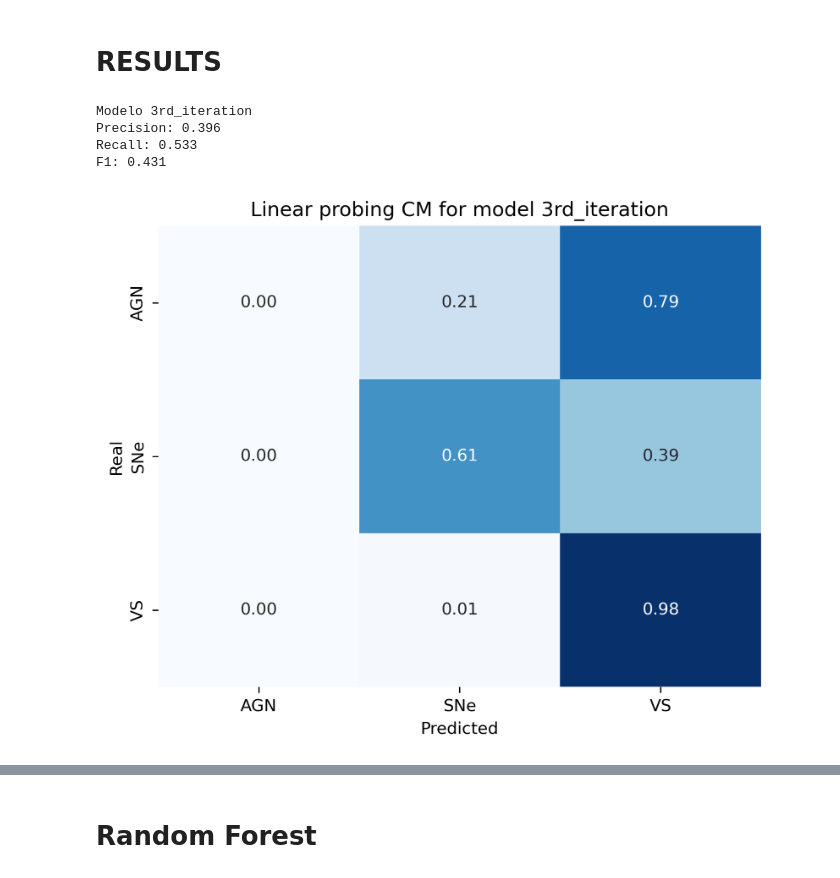
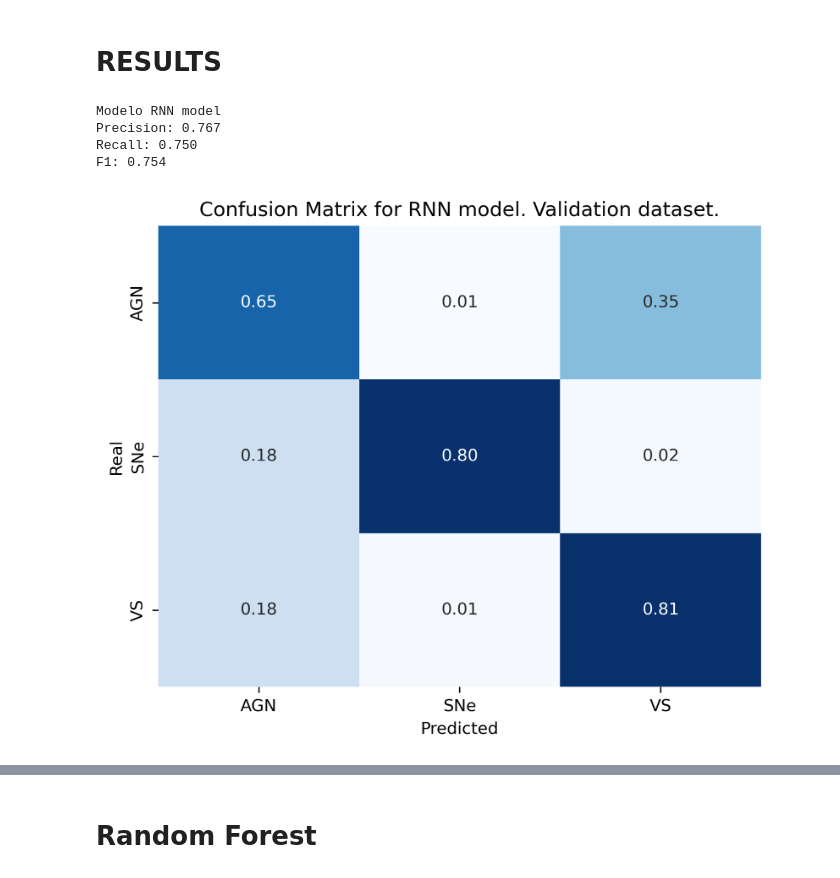
Before and after one commit to pmarconep/ZTF_alert_8a, a Jupyter notebook: final.ipynb, the cells around one changed output, grey strips where cells are left out. Drawn from its saved outputs; the diff is of its cells as text; code cells hidden in the pictures.

```diff
--- a/final.ipynb
+++ b/final.ipynb
@@ -123,10 +123,10 @@ importlib.reload(src.final_model)
 # modelo_final = fm.FinalModel(128, 3, 'LSTM', 128, 1, 0,  3, name='4th_iteration')
 # modelo_final.load_state_dict(torch.load(f'models/2_2.pth'))
 
-modelo_final = fm.FinalModel(latent_dim, n_channels, rnn_type, hidden_dim, num_layers, dropout_prob,  n_classes, name='3rd_iteration')
+modelo_final = fm.FinalModel(latent_dim, n_channels, rnn_type, hidden_dim, num_layers, dropout_prob,  n_classes, name='RNN model with augmentation')
 
-early_stop = 5
-batch_size = 32
+early_stop = 30
+batch_size = 64
 
 stage = 'ae_rnn'
 curves = ft.train_final_model(modelo_final,
@@ -172,10 +168,0 @@ torch.save(modelo_final.state_dict(), f'models/{modelo_final.name}.pth')
-# %%
-import src.final_model as fm
-import src.final_training as ft
-importlib.reload(fm)
-importlib.reload(ft)
-importlib.reload(src.final_training)
-importlib.reload(src.final_model)
-
-modelo_final = fm.FinalModel(latent_dim, n_channels, rnn_type, hidden_dim, num_layers, dropout_prob,  n_classes, name='2nd_iteration')
-modelo_final.load_state_dict(torch.load(f'models/aernn_final.pth'))
@@ -195,9 +180,9 @@ importlib.reload(src.final_training)
 importlib.reload(src.final_model)
 
 only_classifier = False
-early_stop = 5
-augmentation = False
-batch_size = 256
+early_stop = 15
+augmentation = True
+batch_size = 128
 
 stage = 'rnn'
 curves = ft.train_final_model(modelo_final,
@@ -209,13 +194,14 @@ curves = ft.train_final_model(modelo_final,
                                                 max_epochs,
                                                 max_time,
                                                 batch_size,
-                                                10e-7,
+                                                10e-6,
                                                 random_sampler,
                                                 only_classifier,
                                                 augmentation,
                                                 early_stop,
                                                 use_gpu,
-                                                num_cpu)
+                                                num_cpu,
+                                                0.015)
 
 torch.save(modelo_final.state_dict(), f'models/{modelo_final.name}.pth')
 # %% [output]
@@ -246,32 +232,37 @@ TypeError: show_curves() missing 1 required positional argument: 'ae_rnn'
 # %%
 #validation
 import src.final_model as fm
 import src.final_training as ft
 importlib.reload(fm)
 importlib.reload(ft)
 importlib.reload(src.final_training)
 importlib.reload(src.final_model)
+importlib.reload(src.utils.metrics)
+importlib.reload(metrics)
+
+modelo_final = fm.FinalModel(128, n_channels, 'RNN', 128, 1, dropout_prob,  n_classes, name='RNN model')
+modelo_final.load_state_dict(torch.load(f'models/1st_iteration.pth'))
 
 modelo_final.cpu()
 modelo_final.eval()
 
 
-prediction = modelo_final(validation_dataset.tensors[0])
+prediction = modelo_final.rnn_classifier_test(validation_dataset.tensors[0])
 
 cm = confusion_matrix(validation_dataset.tensors[1], prediction.argmax(dim=1), normalize='true')
 print(f'\nModelo {modelo_final.name}')
-metrics.plot_matrix([modelo_final], [cm])
+metrics.plot_matrix([modelo_final], [cm], 'Validation')
 precision, recall, f1 = metrics.performance_metrics(validation_dataset.tensors[1], prediction.argmax(dim=1))
 
 print(f'Precision: {precision:.3f}'
       f'\nRecall: {recall:.3f}'
       f'\nF1: {f1:.3f}')
 # %% [output]
-Modelo 3rd_iteration
-Precision: 0.396
-Recall: 0.533
-F1: 0.431
+Modelo RNN model
+Precision: 0.767
+Recall: 0.750
+F1: 0.754
-[figure, old version]
+[figure, new version]
 # %%
 #test
 modelo_final.eval()
```
Also changed, not shown: parts of 12 cells of this notebook, 4 other files.
